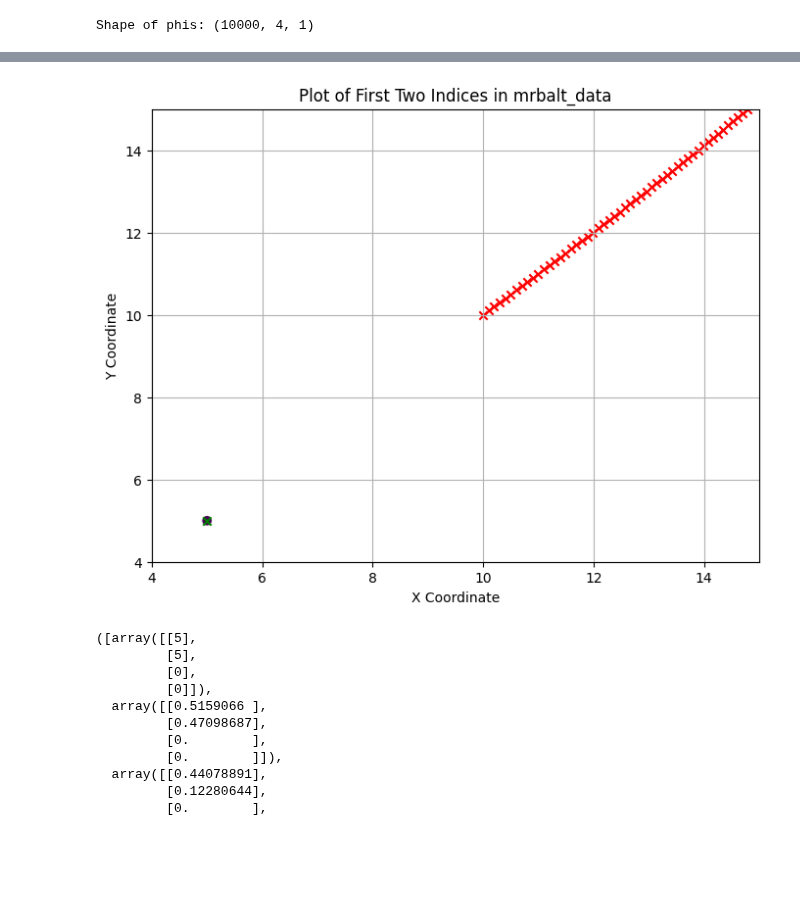
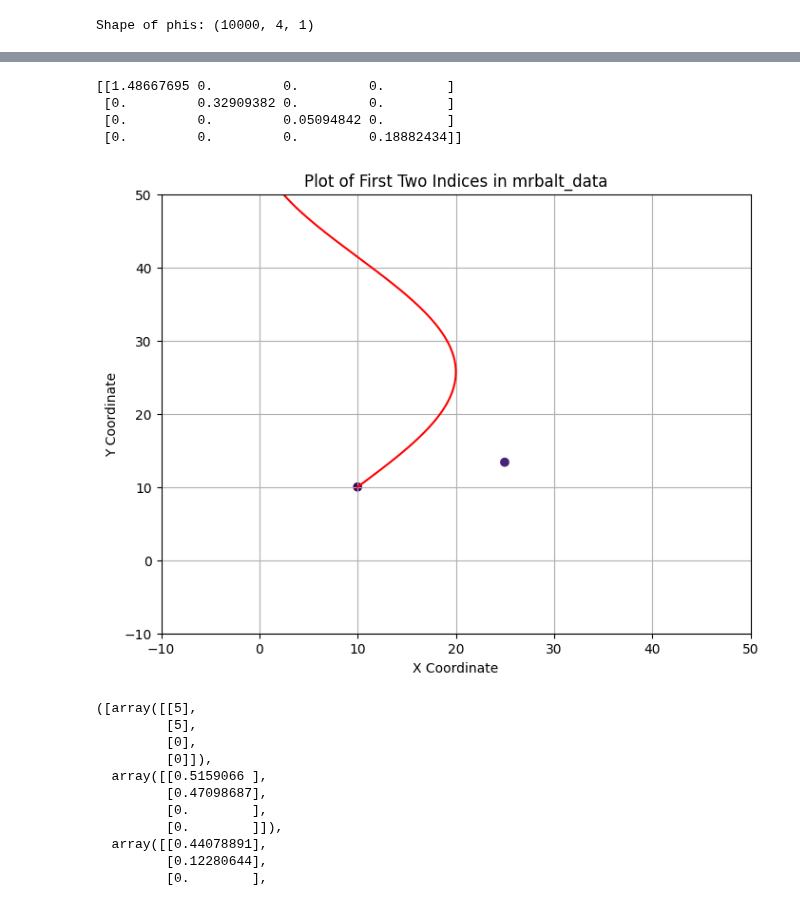
Before and after one commit to RHIMMELAND/MMARS, a Jupyter notebook: examples/MRBLaT_test.ipynb, the cells around one changed output, grey strips where cells are left out. Drawn from its saved outputs; the diff is of its cells as text; code cells hidden in the pictures; blank space fills up the shorter version.

```diff
--- a/examples/MRBLaT_test.ipynb
+++ b/examples/MRBLaT_test.ipynb
@@ -137,13 +124,12 @@ data_fourier = (np.sqrt(sim_data_all_virtual_energy/data_fourier_energy)*data_fo
 # %%
 last_frame_x = target_model_1.get_trajectory()[0][frame-1]
 last_frame_y = target_model_1.get_trajectory()[1][frame-1]
-print(last_frame_x, last_frame_y)
 
 param = (last_frame_x, last_frame_y, 0.5, 0.5)
 bound = [(-100,100), (0.1,100), (0.01, 10), (0.01, 10)]
 
 input = np.array([target_model_1.get_trajectory()[0][frame], target_model_1.get_trajectory()[1][frame], 0.5, 0.5])
 
-result = minimize(mmars.mrblatFunctions.D_KL, param, bounds = bound,  args=(data_fourier, last_frame_x, last_frame_y, Lambda_z, radar_model_1, mrblatcomp, (1,1,1,1), True), method='nelder-mead')
-#mmars.mrblatFunctions.D_KL(input, data_fourier, target_model_1.get_trajectory()[0][frame-1], target_model_1.get_trajectory()[0][frame-1], Lambda_z, radar_model_1, mrblatcomp, outputmode=(1,1,1,1), print_output=True)
+result = minimize(mrblatcomp.D_KL, param, bounds = bound,  args=(data_fourier, last_frame_x, last_frame_y, (1,1,1,1), True), method='nelder-mead')
+#mrblatcomp.D_KL(input, data_fourier, target_model_1.get_trajectory()[0][frame-1], target_model_1.get_trajectory()[0][frame-1], outputmode=(1,1,1,1), print_output=True)
 # %% [output]
@@ -172,4 +157,0 @@ print(f"{result.x}\n{target_ground_truth[0][frame], target_ground_truth[1][frame
-# %%
-bounds = [(-100,100), (0.1,100), (0, 10), (0, 10)]
-
-result = differential_evolution(D_KL, bounds, args=(data_fourier, last_frame_x, last_frame_y))
@@ -190,12 +166,7 @@ D_KL_search_space = np.linspace(0.01, 10, 100)
 results = []
 for i in D_KL_search_space:
     for j in D_KL_search_space:
-        result = D_KL(
-            np.array([5.5, 5.5, i, j]),
-            data_fourier,
-            target_model_1.get_trajectory()[0][frame-1],
-            target_model_1.get_trajectory()[0][frame-1]
-        )
+        result = mmars.mrblatFunctions.D_KL(np.array([11.4, 40, i, j]), data_fourier, target_model_1.get_trajectory()[0][frame-1], target_model_1.get_trajectory()[0][frame-1], Lambda_z, radar_model_1, mrblatcomp, outputmode=(1,1,1,1), print_output=False)
         results.append(result)
 
 # Compute the magnitude (ignoring phi[2] and phi[3])
@@ -390,27 +354,28 @@ def message_passing(N_iter = 100, N = 10):
 # %%
-mrblat_data, mrblat_data_phibarbar, eq18 = message_passing()
+mrblat_data, mrblat_data_phibarbar= message_passing()
+# %% [output]
+[[1.48667695 0.         0.         0.        ]
+ [0.         0.32909382 0.         0.        ]
+ [0.         0.         0.05094842 0.        ]
+ [0.         0.         0.         0.18882434]]
 # %%
 # Extract the first two indices from mrbalt_data
 x_coords = [data[0, 0] for data in mrblat_data]
 y_coords = [data[1, 0] for data in mrblat_data]
 
-x_coords1 = [data[0, 0] for data in eq18]
-y_coords1 = [data[1, 0] for data in eq18]
-
 # Plot the coordinates
 plt.figure(figsize=(8, 6))
 plt.scatter(x_coords, y_coords,c=np.linspace(0, 1, len(x_coords)), cmap='viridis', marker='o')
-plt.scatter(x_coords1, y_coords1, c='green', marker='x')
-plt.scatter(target_ground_truth[0], target_ground_truth[1], c='red', marker='x')
-plt.xlim([4, 15])
-plt.ylim([4, 15])
+plt.plot(target_ground_truth[0], target_ground_truth[1], c='red')
+plt.xlim([-10, 50])
+plt.ylim([-10, 50])
 plt.xlabel('X Coordinate')
 plt.ylabel('Y Coordinate')
 plt.title('Plot of First Two Indices in mrbalt_data')
 plt.grid(True)
 plt.show()
 # %% [output]
-[figure, old version]
+[figure, new version]
 # %%
 mrblat_data, mrblat_data_phibarbar
 # %% [output]
```
Also changed, not shown: parts of 20 cells of this notebook.
